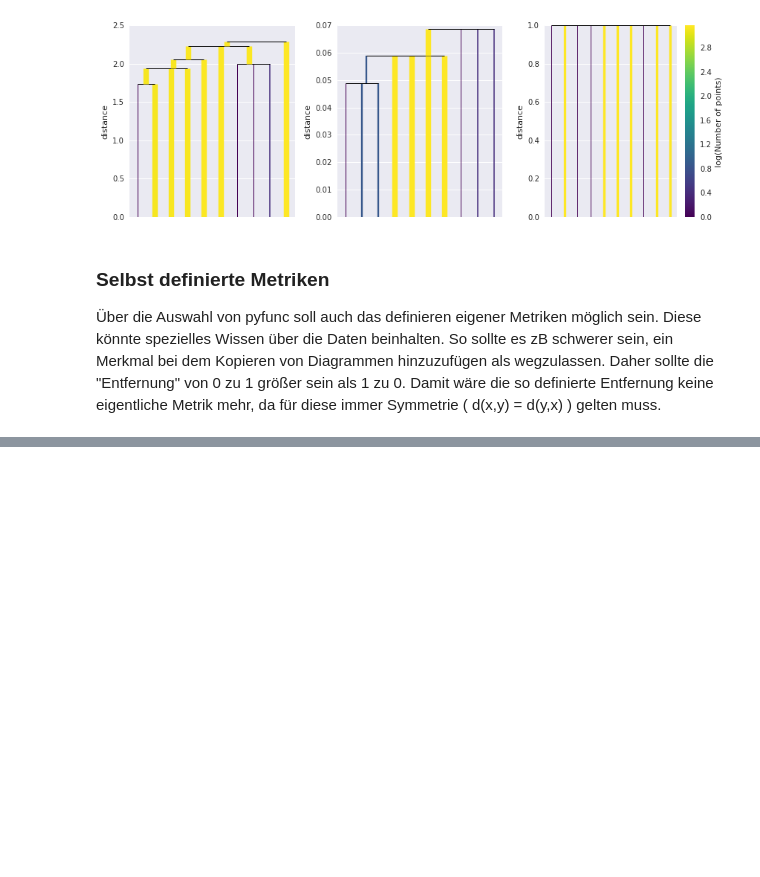
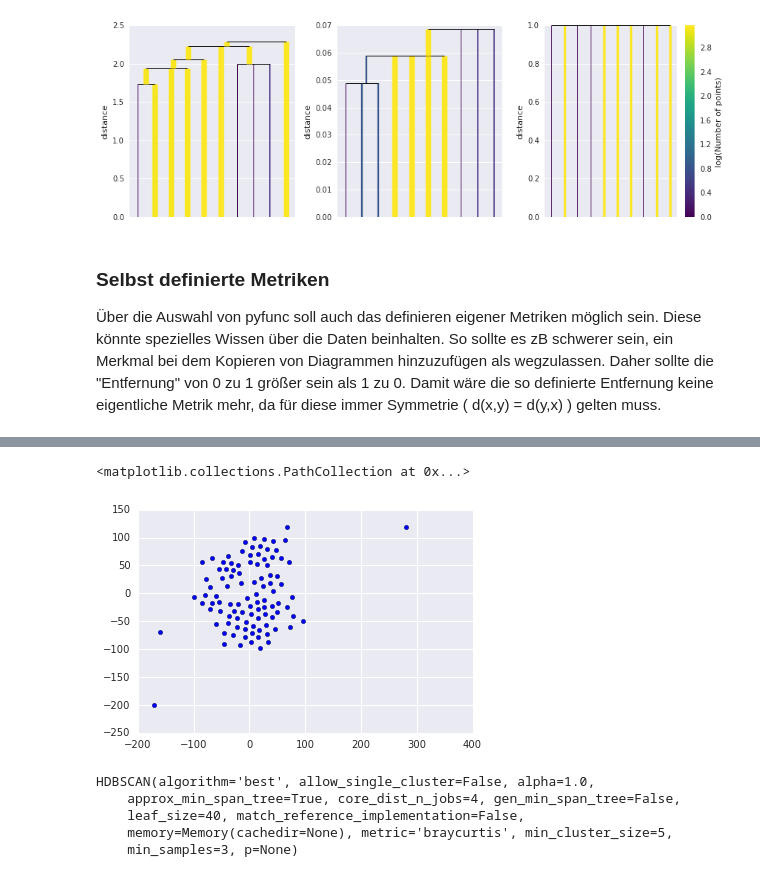
Before and after one commit to computational-humanities/vorlesung, a Jupyter notebook: Notebooks/CH_Clustering.ipynb, the cells around one changed output, grey strips where cells are left out. Saved outputs shown, nothing was run; the diff lists cells and outputs as text; code cells hidden in the pictures; blank space fills up the shorter version.

Commit message:
CH Clustering

```diff
--- a/Notebooks/CH_Clustering.ipynb
+++ b/Notebooks/CH_Clustering.ipynb
@@ -361,0 +434,3 @@ def weightedattributes(u,v):
+# %%
+vlList = list(pd.unique(dfTexte.values.ravel()))
+[x for x in vlList if 'MAPD' not in str(x)]
@@ -361,0 +439,12 @@ def weightedattributes(u,v):
+# %%
+rplBy = 0.5
+
+if '?' in vlList:
+    dfTexte.replace(['?'],[rplBy],inplace=True)
+if 'no attributes' in vlList:
+    dfTexte.replace(['no attributes'],[rplBy],inplace=True)
+if '' in vlList:
+    dfTexte.replace([''],[rplBy],inplace=True)
+# %%
+dataTexte = dfTexte.values
+dataTexte
@@ -361,0 +459,7 @@ def weightedattributes(u,v):
+# %%
+projectionTexte = TSNE().fit_transform(dataTexte)
+# %%
+plt.scatter(*projectionTexte.T)
+# %% [output]
+<matplotlib.collections.PathCollection at 0x...>
+[figure, added]
@@ -361,0 +470,10 @@ def weightedattributes(u,v):
+# %%
+clustererTexte.fit(dataTexte)
+clustererTexte1.fit(dataTexte)
+clustererTexte2.fit(dataTexte)
+# %% [output]
+HDBSCAN(algorithm='best', allow_single_cluster=False, alpha=1.0,
+    approx_min_span_tree=True, core_dist_n_jobs=4, gen_min_span_tree=False,
+    leaf_size=40, match_reference_implementation=False,
+    memory=Memory(cachedir=None), metric='braycurtis', min_cluster_size=5,
+    min_samples=3, p=None)
```
Also changed, not shown: parts of 22 cells of this notebook, 1 other file.
